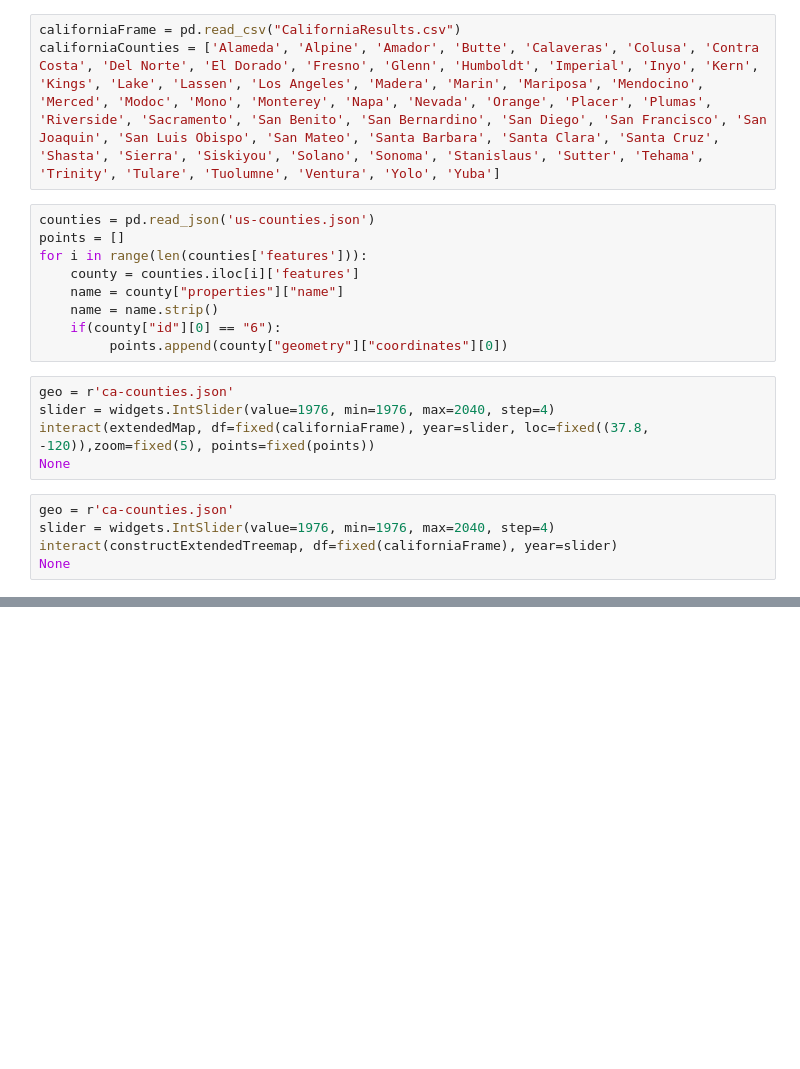
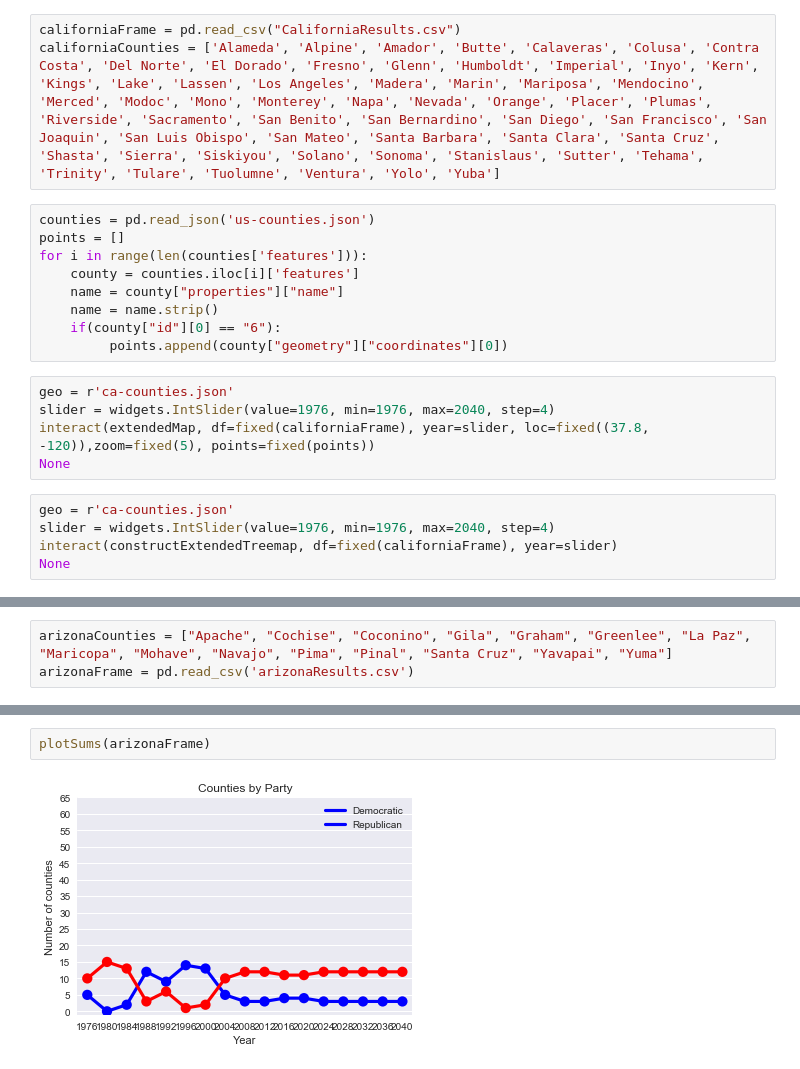
Before and after one commit to manav95/PartisanLeanRepo, a Jupyter notebook: IndResults/FinalNotebook.ipynb, the cells around one changed output, grey strips where cells are left out. Saved outputs shown, nothing was run; the diff lists cells and outputs as text; blank space fills up the shorter version.

```diff
--- a/IndResults/FinalNotebook.ipynb
+++ b/IndResults/FinalNotebook.ipynb
@@ -363,0 +319,3 @@ plotLeans(californiaFrame)
+# %%
+arizonaCounties = ["Apache", "Cochise", "Coconino", "Gila", "Graham", "Greenlee", "La Paz", "Maricopa", "Mohave", "Navajo", "Pima", "Pinal", "Santa Cruz", "Yavapai", "Yuma"]
+arizonaFrame = pd.read_csv('arizonaResults.csv')
@@ -363,0 +407,4 @@ plotLeans(californiaFrame)
+# %%
+plotSums(arizonaFrame)
+# %% [output]
+[figure, added]
```
Also changed, not shown: parts of 20 cells of this notebook.
